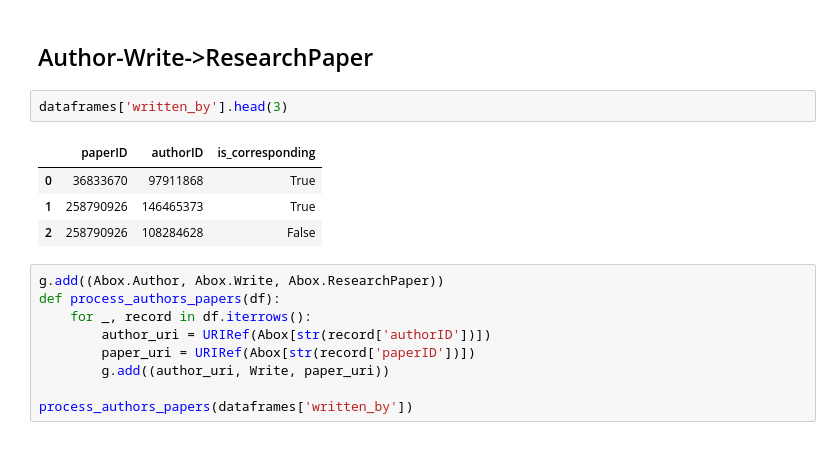
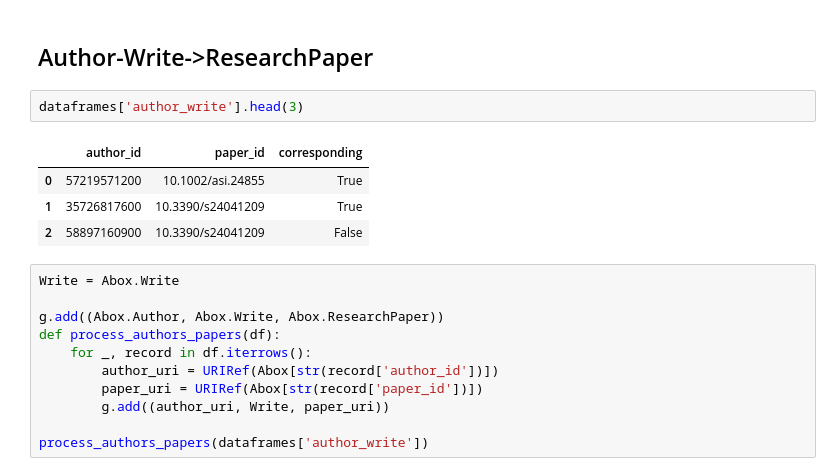
Before and after one commit to Ziyong-Zhang/SDM_lab2, a Jupyter notebook: scripts/SDM_Lab2_Abox.ipynb, the cells around one changed output. Cells and saved outputs as stored; diff of their text form.

```diff
--- a/scripts/SDM_Lab2_Abox.ipynb
+++ b/scripts/SDM_Lab2_Abox.ipynb
@@ -134,18 +185,20 @@ Write = Abox.Write
 # %% [markdown]
 ## Author-Write->ResearchPaper
 # %%
-dataframes['written_by'].head(3)
+dataframes['author_write'].head(3)
 # %% [output]
-|  | paperID | authorID | is_corresponding |
-| 0 | 36833670 | 97911868 | True |
-| 1 | 258790926 | 146465373 | True |
-| 2 | 258790926 | 108284628 | False |
+|  | author_id | paper_id | corresponding |
+| 0 | 57219571200 | 10.1002/asi.24855 | True |
+| 1 | 35726817600 | 10.3390/s24041209 | True |
+| 2 | 58897160900 | 10.3390/s24041209 | False |
 # %%
+Write = Abox.Write
+
 g.add((Abox.Author, Abox.Write, Abox.ResearchPaper))
 def process_authors_papers(df):
     for _, record in df.iterrows():
-        author_uri = URIRef(Abox[str(record['authorID'])])
-        paper_uri = URIRef(Abox[str(record['paperID'])])
+        author_uri = URIRef(Abox[str(record['author_id'])])
+        paper_uri = URIRef(Abox[str(record['paper_id'])])
         g.add((author_uri, Write, paper_uri))
 
-process_authors_papers(dataframes['written_by'])
+process_authors_papers(dataframes['author_write'])
```
Also changed, not shown: parts of 15 cells of this notebook.
